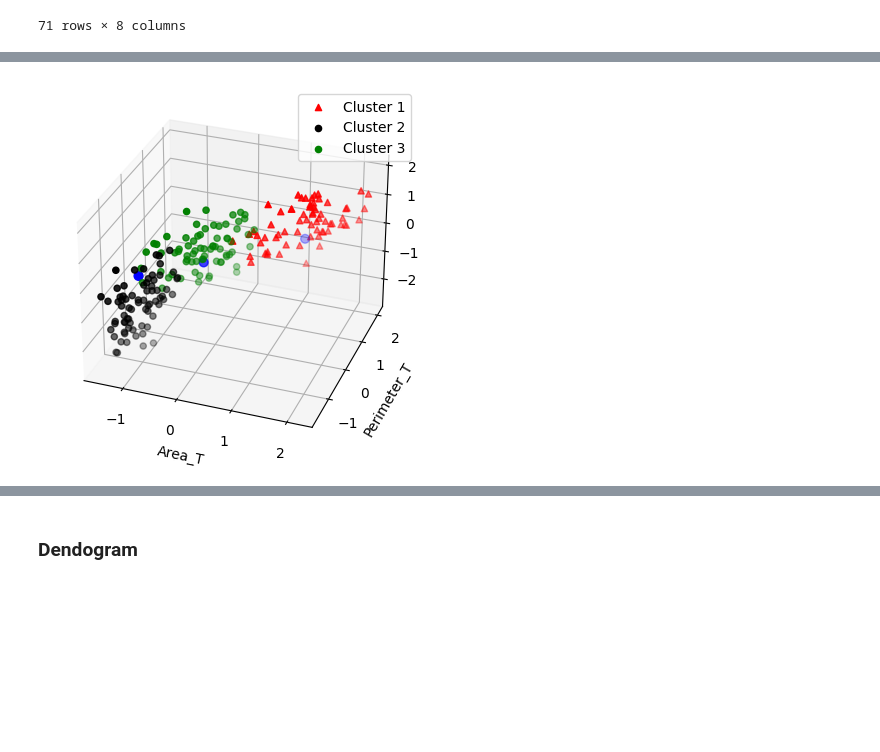
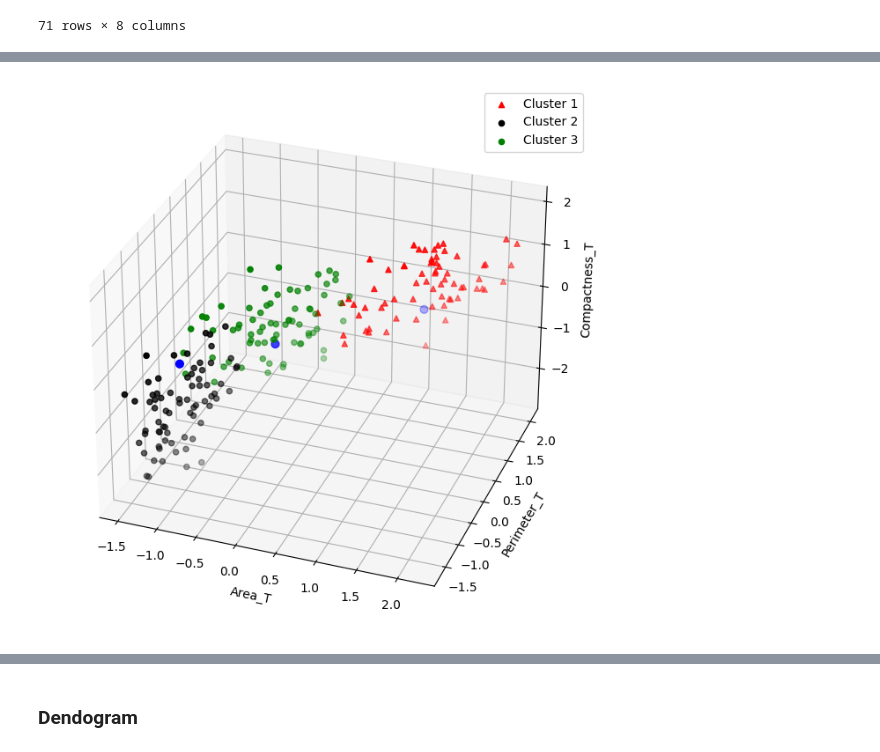
Before and after one commit to primojavier/Azure_Deep, a Jupyter notebook: Warehouses_Cluster.ipynb, the cells around one changed output, grey strips where cells are left out. Saved outputs shown, nothing was run; the diff lists cells and outputs as text; code cells hidden in the pictures; blank space fills up the shorter version.

```diff
--- a/Warehouses_Cluster.ipynb
+++ b/Warehouses_Cluster.ipynb
@@ -342,24 +353,24 @@ datapca2=results.iloc[:,1:2]
 # %%
 # Display the clusters
 import numpy as np
 from mpl_toolkits.mplot3d import axes3d
 
-fig = plt.figure()
+fig = plt.figure(figsize=(10,8))
 kplot = fig.add_subplot(projection='3d')
 
 # Data for three-dimensional scattered points
 kplot.view_init(elev=30, azim=-70)
 kplot.scatter3D(data1.area_T, data1.perimeter_T, data1.compactness_T,  c='red', label = 'Cluster 1', marker='^')
 kplot.scatter3D(data2.area_T, data2.perimeter_T, data2.compactness_T,  c ='black', label = 'Cluster 2')
 kplot.scatter3D(data3.area_T, data3.perimeter_T, data3.compactness_T,  c ='green', label = 'Cluster 3')
 kplot.set_xlabel('Area_T')
 kplot.set_ylabel('Perimeter_T')
 kplot.set_zlabel('Compactness_T', rotation=150)
 plt.scatter(kmeans.cluster_centers_[:,0], kmeans.cluster_centers_[:,1], color = 'blue', s = 40)
 plt.legend()
 plt.show()
 # %% [output]
-[figure, old version]
+[figure, new version]
 # %%
 # Display the clusters
 import numpy as np
```
Also changed, not shown: parts of 10 cells of this notebook.
